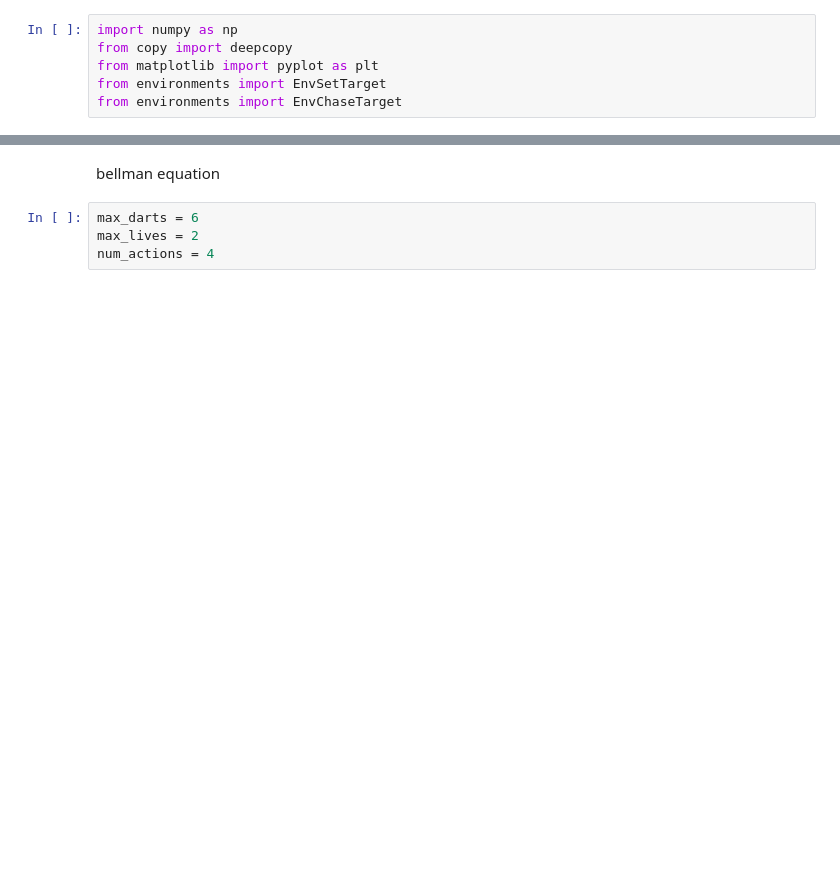
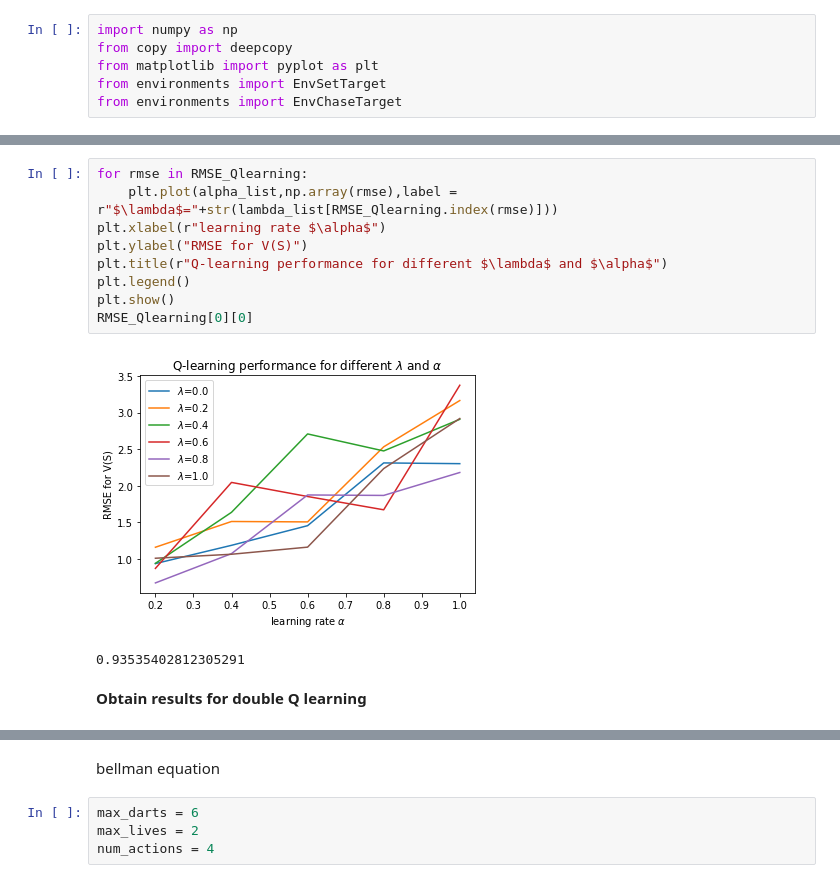
Before and after one commit to navin-mordani/comp-767-Final-Project, a Jupyter notebook: Untitled.ipynb, the cells around one changed output, grey strips where cells are left out. Drawn from its saved outputs; the diff is of its cells as text; blank space fills up the shorter version.

```diff
--- a/Untitled.ipynb
+++ b/Untitled.ipynb
@@ -210,0 +393,14 @@ x
+# %%
+for rmse in RMSE_Qlearning:
+    plt.plot(alpha_list,np.array(rmse),label = r"$\lambda$="+str(lambda_list[RMSE_Qlearning.index(rmse)]))
+plt.xlabel(r"learning rate $\alpha$")
+plt.ylabel("RMSE for V(S)")
+plt.title(r"Q-learning performance for different $\lambda$ and $\alpha$")
+plt.legend()
+plt.show()
+RMSE_Qlearning[0][0]
+# %% [output]
+[figure, added]
+0.93535402812305291
+# %% [markdown]
+**Obtain results for double Q learning**
```
Also changed, not shown: parts of 54 cells of this notebook, 2 other files.
